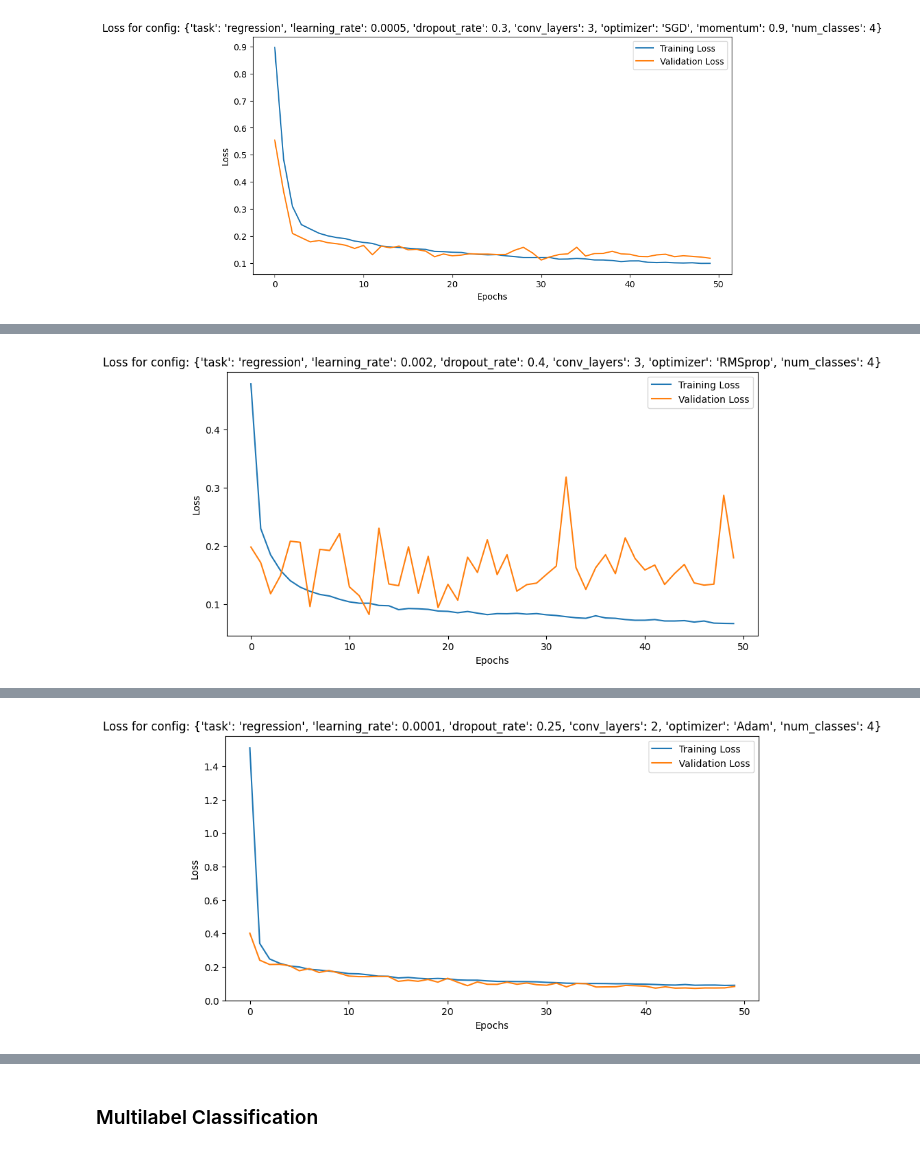
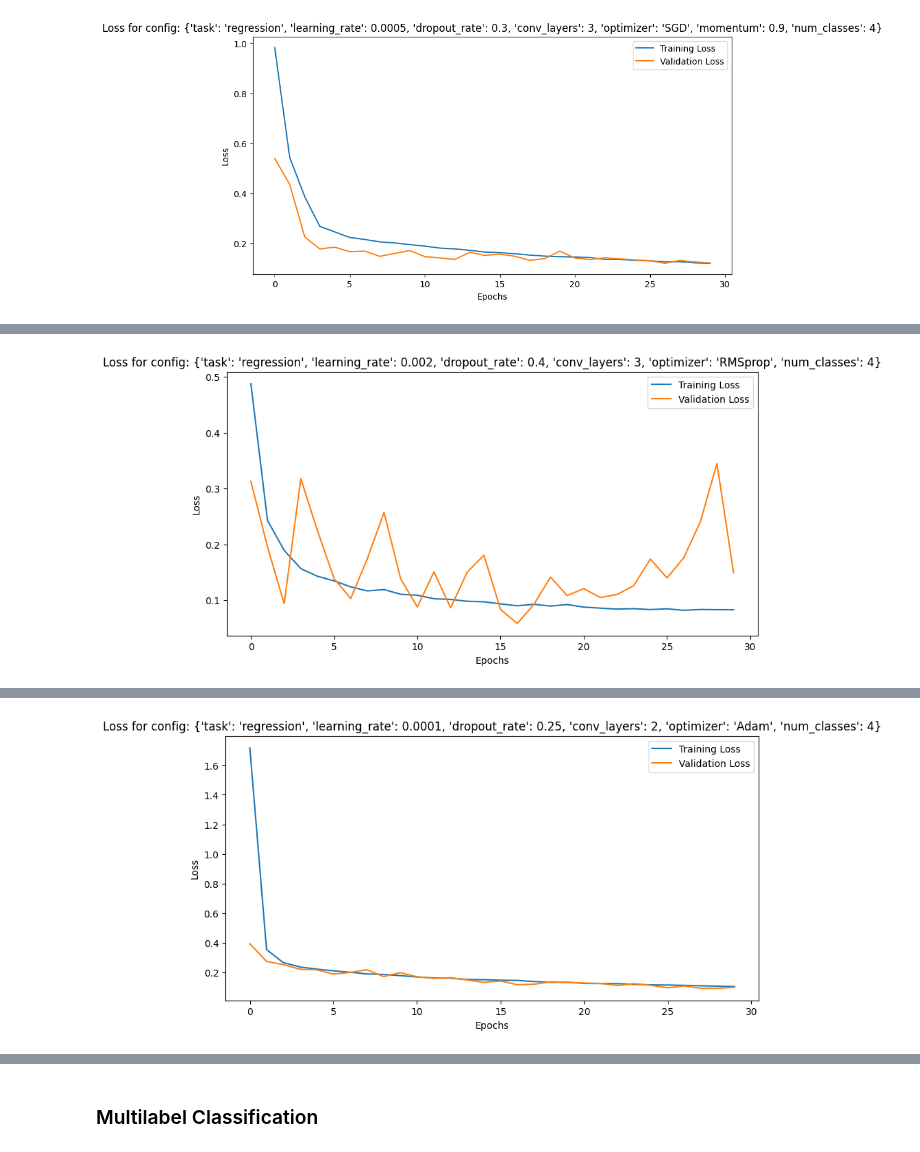
Before and after one commit to himanshuyv/SMAI, a Jupyter notebook: assignments/4/CNN.ipynb, the cells around one changed output, grey strips where cells are left out. Cells and saved outputs as stored; diff of their text form; code cells hidden in the pictures.

```diff
--- a/assignments/4/CNN.ipynb
+++ b/assignments/4/CNN.ipynb
@@ -458,7 +400,3 @@ test_data_regression = MultiMNISTDataset(test_data, test_labels, task='regressio
 train_loader_regression = DataLoader(train_data_regression, batch_size=32, shuffle=True)
 val_loader_regression = DataLoader(val_data_regression, batch_size=32, shuffle=False)
 test_loader_regression = DataLoader(test_data_regression, batch_size=32, shuffle=False)
-# %%
-model_single_regression = CNN(task='regression').to(device)
-optimizer = torch.optim.Adam(model_single_regression.parameters(), lr=0.001)
-model_single_regression.train_model(optimizer, train_loader_regression, val_loader_regression, num_epochs=15, device=device)
@@ -531,6 +455,6 @@ regression_configs = [
     }
 ]
 
-results = tune(train_loader_regression, val_loader_regression, test_loader_regression, regression_configs, num_epochs=50, device=device)
+best_model_config_regression = tune(train_loader_regression, val_loader_regression, regression_configs, num_epochs=30, device=device)
 # %% [output]
 Running with config: {'task': 'regression', 'learning_rate': 0.001, 'dropout_rate': 0.2, 'conv_layers': 3, 'optimizer': 'Adam', 'num_classes': 4}
@@ -540 +465 @@ Running with config: {'task': 'regression', 'learning_rate': 0.0005, 'dropout_ra
-[figure, old version]
+[figure, new version]
@@ -543 +468 @@ Running with config: {'task': 'regression', 'learning_rate': 0.002, 'dropout_rat
-[figure, old version]
+[figure, new version]
@@ -546 +471 @@ Running with config: {'task': 'regression', 'learning_rate': 0.0001, 'dropout_ra
-[figure, old version]
+[figure, new version]
```
Also changed, not shown: parts of 27 cells of this notebook, 1 other file.
